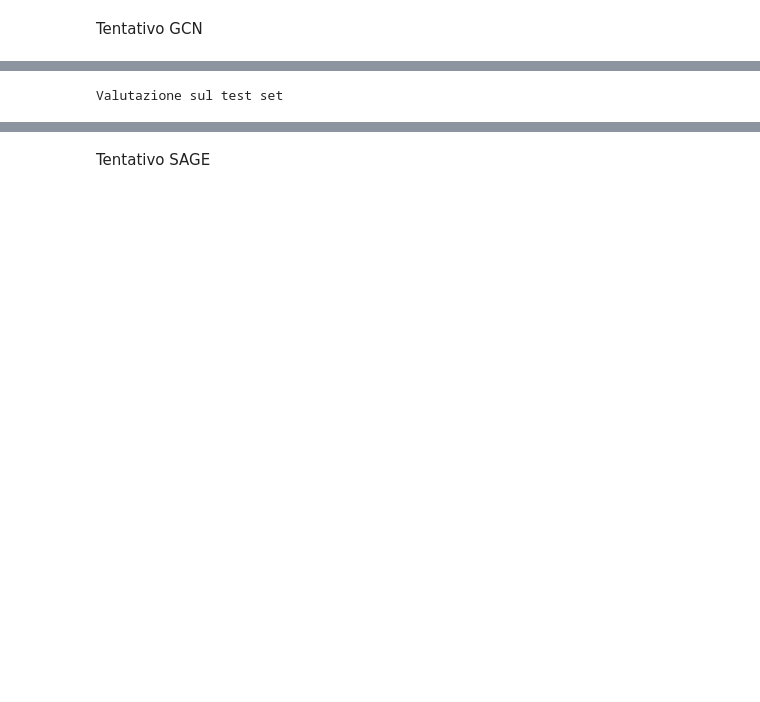
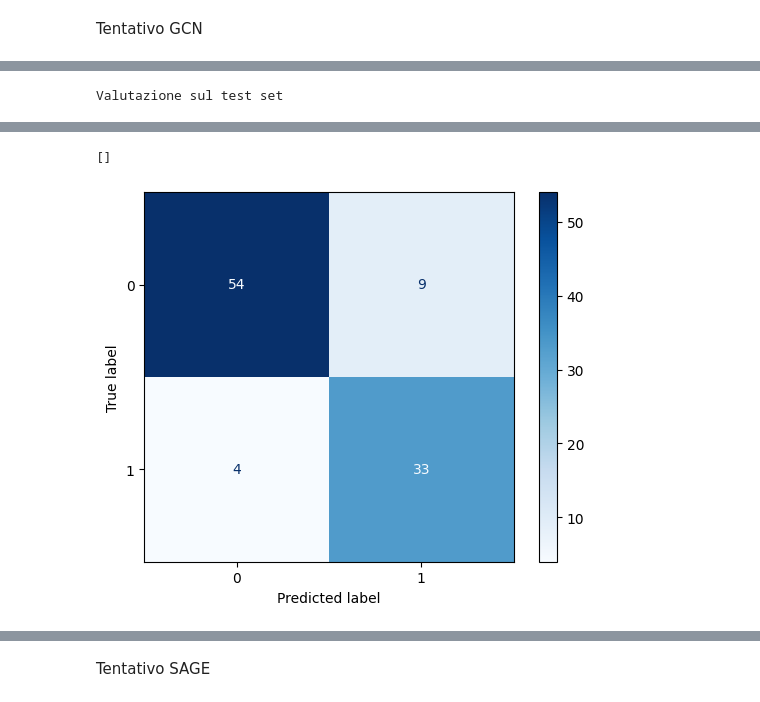
Before and after one commit to Giacomo0303/Graph-Neural-Network, a Jupyter notebook: task_3a.ipynb, the cells around one changed output, grey strips where cells are left out. Drawn from its saved outputs; the diff is of its cells as text; code cells hidden in the pictures; blank space fills up the shorter version.

```diff
--- a/task_3a.ipynb
+++ b/task_3a.ipynb
@@ -84,7 +85,7 @@ from sklearn.metrics import ConfusionMatrixDisplay,RocCurveDisplay
 import matplotlib.pyplot as plt
 print("Valutazione sul test set")
 model.load_state_dict(torch.load(best_model_path))
-test_metrics = evaluate(model,test_loader,loss_fn,device)
+test_metrics = evaluate(model,test_loader,loss_fn,device, test=True)
 print(f"Test Loss: {test_metrics['val_loss']:.4f} - Balanced Accuracy: {test_metrics['balanced_accuracy']:.4f} - F1 Score: {test_metrics['f1_score']:.4f}")
 ConfusionMatrixDisplay(test_metrics['confusion_matrix'], display_labels=[0,1]).plot(cmap='Blues')
 plt.plot()
@@ -94,3 +95,5 @@ Test Loss: 0.2904 - Balanced Accuracy: 0.8769 - F1 Score: 0.8806
+[]
+[figure, added]
 # %%
 RocCurveDisplay.from_predictions(test_metrics['y_true'], test_metrics['y_pred'], pos_label=1)
 plt.plot()
```
Also changed, not shown: parts of 17 cells of this notebook, 4 other files.
